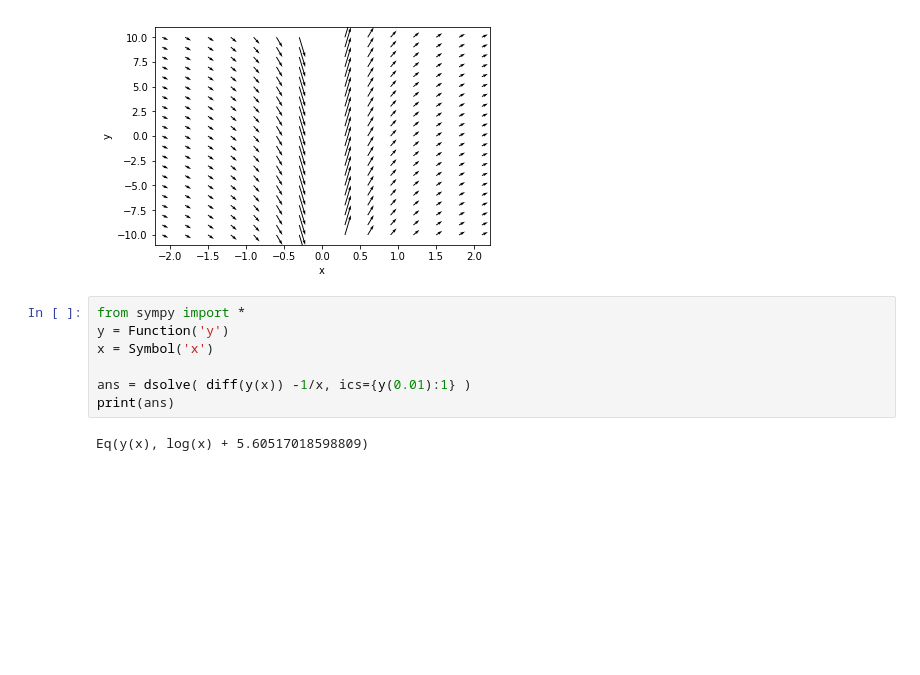
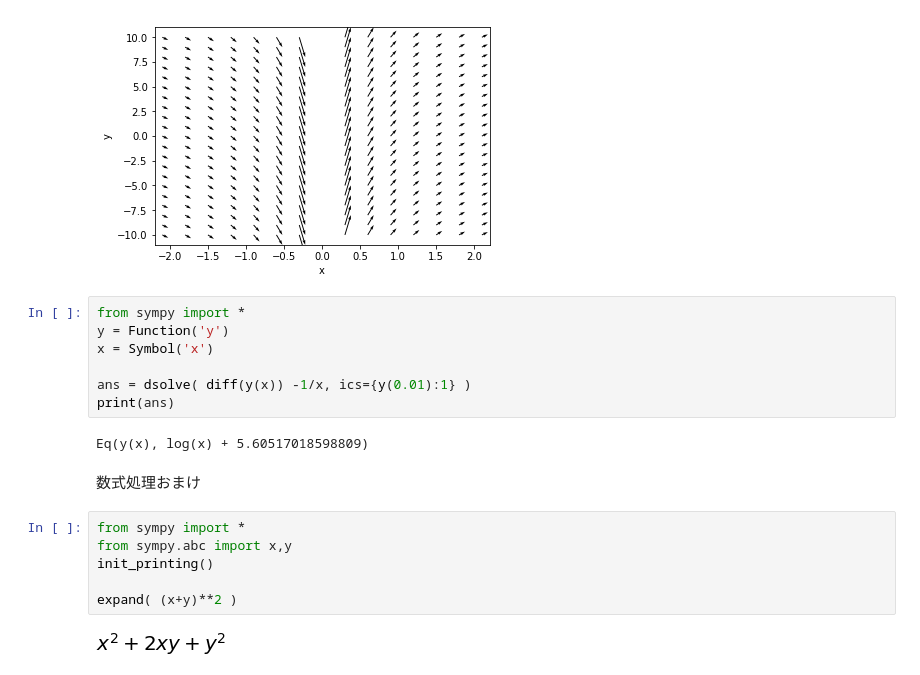
Before and after one commit to date333cs/Start_Python, a Jupyter notebook: ode101.ipynb, the cells around one changed output. Saved outputs shown, nothing was run; the diff lists cells and outputs as text; blank space fills up the shorter version.

```diff
--- a/ode101.ipynb
+++ b/ode101.ipynb
@@ -148,3 +148,13 @@ ans = dsolve( diff(y(x)) -1/x, ics={y(0.01):1} )
 print(ans)
 # %% [output]
 Eq(y(x), log(x) + 5.60517018598809)
+# %% [markdown]
+数式処理おまけ
+# %%
+from sympy import *
+from sympy.abc import x,y
+init_printing()
+
+expand( (x+y)**2 )
+# %% [output]
+[figure, added]
```
Also changed, not shown: parts of 10 cells of this notebook.
